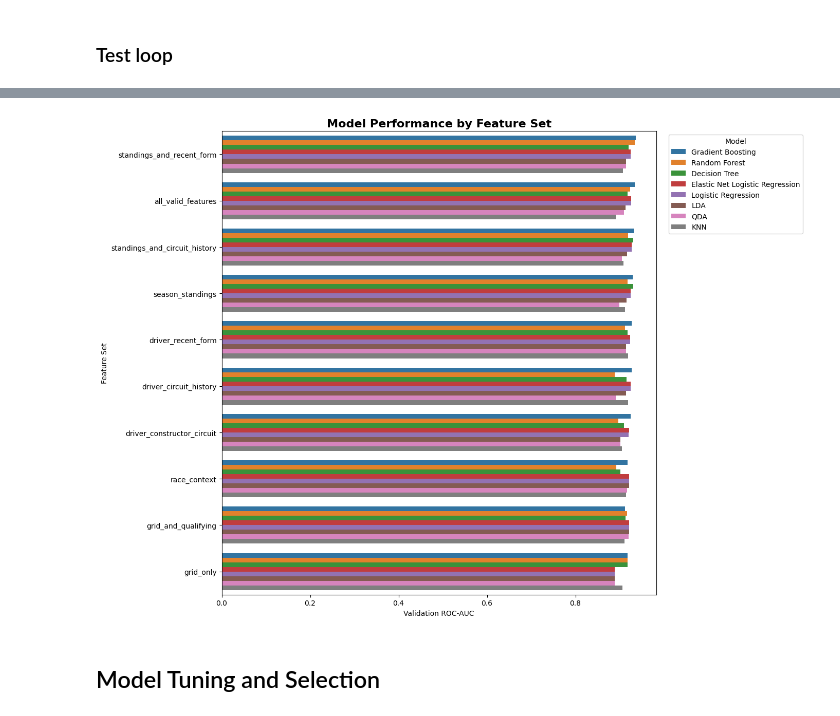
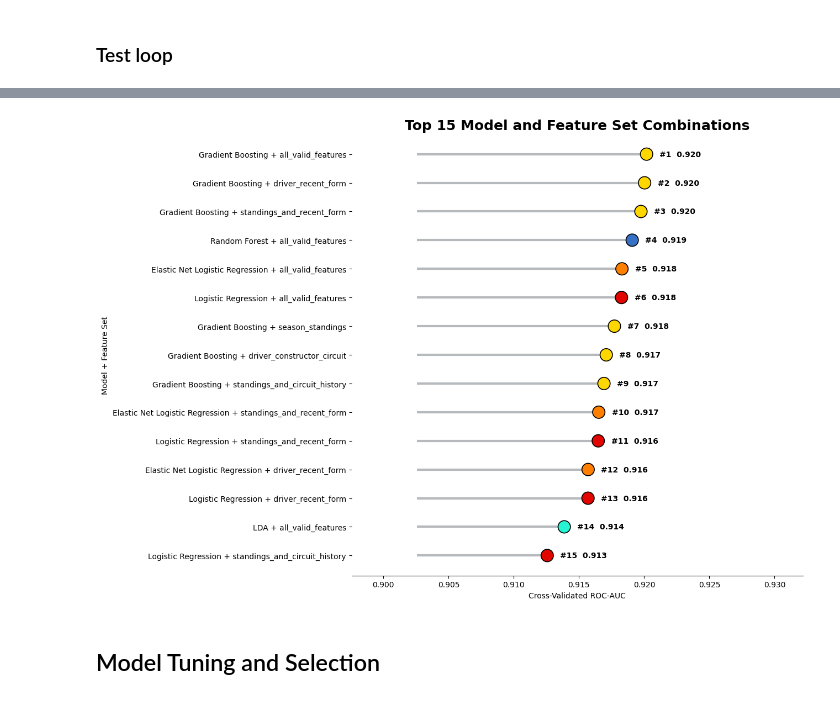
Before and after one commit to Prithvi-Rao098/F1-ml-ops, a Jupyter notebook: notebooks/final_report.ipynb, the cells around one changed output, grey strips where cells are left out. Drawn from its saved outputs; the diff is of its cells as text; code cells hidden in the pictures.

Commit message:
FInal report
added cross validation
fixed model tuning
improved plots for pre/post tuning model results

```diff
--- a/notebooks/final_report.ipynb
+++ b/notebooks/final_report.ipynb
@@ -946,0 +1261,6 @@ Test shape: (1359, 26)
+# %%
+cv = StratifiedKFold(
+    n_splits=5,
+    shuffle=True,
+    random_state=42
+)
@@ -1040,4 +1384,0 @@ for feature_set_name, features in feature_sets.items():
-# %%
-results_df = pd.DataFrame(model_results)
-
-results_df.sort_values("roc_auc", ascending=False).head()
@@ -1051,25 +1450,53 @@ results_df.sort_values("roc_auc", ascending=False).head()
 # %%
-#make this better
+top_df = results_df.sort_values("roc_auc", ascending=False).head(15).copy()
+top_df["rank"] = range(1, len(top_df) + 1)
+top_df["combo"] = top_df["model"] + " + " + top_df["feature_set"]
 
-plot_df = results_df.sort_values("roc_auc", ascending=False).copy()
+top_df = top_df.sort_values("roc_auc", ascending=True)
 
-plt.figure(figsize=(14, 10))
+colors = top_df["model"].map(model_palette)
 
-sns.barplot(
-    data=plot_df,
-    y="feature_set",
-    x="roc_auc",
-    hue="model"
+plt.figure(figsize=(13, 9))
+
+plt.hlines(
+    y=top_df["combo"],
+    xmin=top_df["roc_auc"].min() - 0.01,
+    xmax=top_df["roc_auc"],
+    color="#B6BABD",
+    linewidth=3
 )
 
-plt.title("Model Performance by Feature Set", fontsize=16, weight="bold")
-plt.xlabel("Validation ROC-AUC")
-plt.ylabel("Feature Set")
-plt.legend(title="Model", bbox_to_anchor=(1.02, 1), loc="upper left")
+plt.scatter(
+    top_df["roc_auc"],
+    top_df["combo"],
+    s=260,
+    color=colors,
+    edgecolor="black",
+    linewidth=1.2,
+    zorder=3
+)
+
+for _, row in top_df.iterrows():
+    plt.text(
+        row["roc_auc"] + 0.001,
+        row["combo"],
+        f'#{int(row["rank"])}  {row["roc_auc"]:.3f}',
+        va="center",
+        fontsize=10,
+        weight="bold"
+    )
+
+plt.title("Top 15 Model and Feature Set Combinations", fontsize=18, weight="bold")
+plt.xlabel("Cross-Validated ROC-AUC")
+plt.ylabel("Model + Feature Set")
+
+plt.xlim(top_df["roc_auc"].min() - 0.015, top_df["roc_auc"].max() + 0.012)
+
+sns.despine(left=True)
 plt.tight_layout()
 plt.show()
 # %% [output]
-[figure, old version]
+[figure, new version]
 # %%
 results_df.to_csv("../data/processed/model_experiment_results.csv", index=False)
 # %% [markdown]
```
Also changed, not shown: parts of 59 cells of this notebook, 19 other files.
